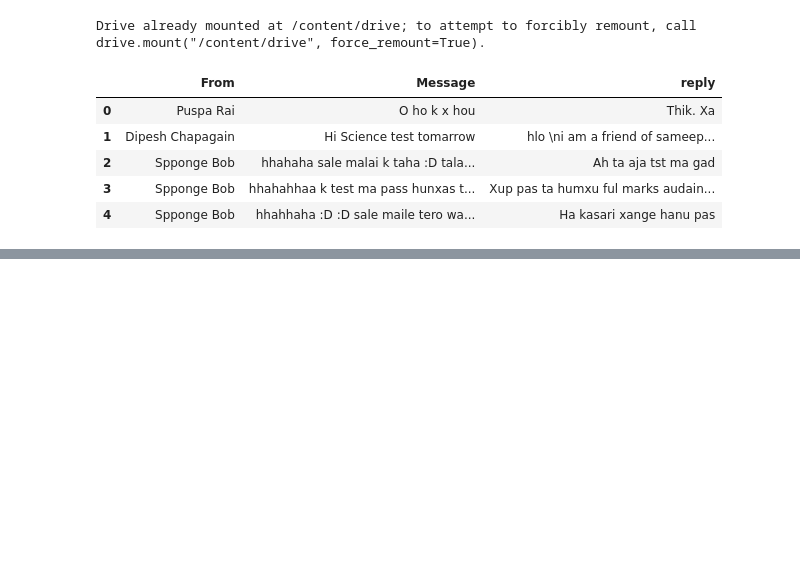
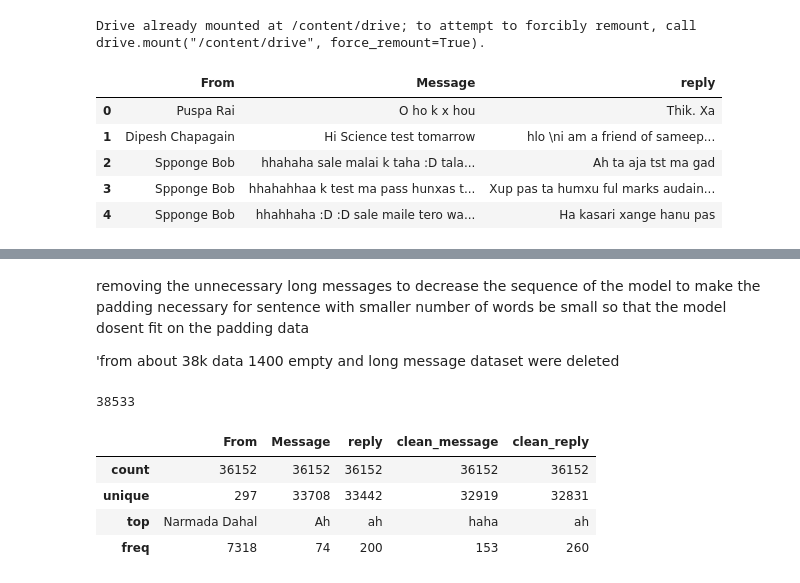
Before and after one commit to sameepshrestha/Mission-Chatbot, a Jupyter notebook: word_vec.ipynb, the cells around one changed output, grey strips where cells are left out. Cells and saved outputs as stored; diff of their text form; code cells hidden in the pictures; blank space fills up the shorter version.

```diff
--- a/word_vec.ipynb
+++ b/word_vec.ipynb
@@ -64,0 +65,37 @@ dataset.head()
+# %% [markdown]
+removing the unnecessary long messages to decrease the sequence of the model to make the padding necessary for sentence with smaller number of words be small so that the model dosent fit on the padding data
+
+'from about 38k data 1400 empty and long message dataset were deleted
+# %%
+largest = []
+vocab_size = []
+vocab = []
+empty = []
+for i,(line1, line2) in enumerate(zip(dataset['clean_message'][0:],dataset['clean_reply'][0:])):
+    len1 = len(line1.split())
+    len2 = len(line2.split())
+
+    vocab_size.append(len1)
+    vocab_size.append(len2)
+    if len1 == 0 or len2 == 0 or len1 >=30 or len2>=30 :
+        empty.append(i)
+    else:
+        for word1 in line1.split():
+            if word1 not in vocab:
+                vocab.append(word1)
+        for word2 in line2.split():
+            if word2 not in vocab:
+                vocab.append(word2)
+print(len(vocab))
+# %% [output]
+38533
+# %%
+len(empty)
+dataset = dataset.drop(labels=None,axis=0,index=empty)
+dataset.describe()
+# %% [output]
+|  | From | Message | reply | clean_message | clean_reply |
+| count | 36152 | 36152 | 36152 | 36152 | 36152 |
+| unique | 297 | 33708 | 33442 | 32919 | 32831 |
+| top | Narmada Dahal | Ah | ah | haha | ah |
+| freq | 7318 | 74 | 200 | 153 | 260 |
```
Also changed, not shown: parts of 22 cells of this notebook.
